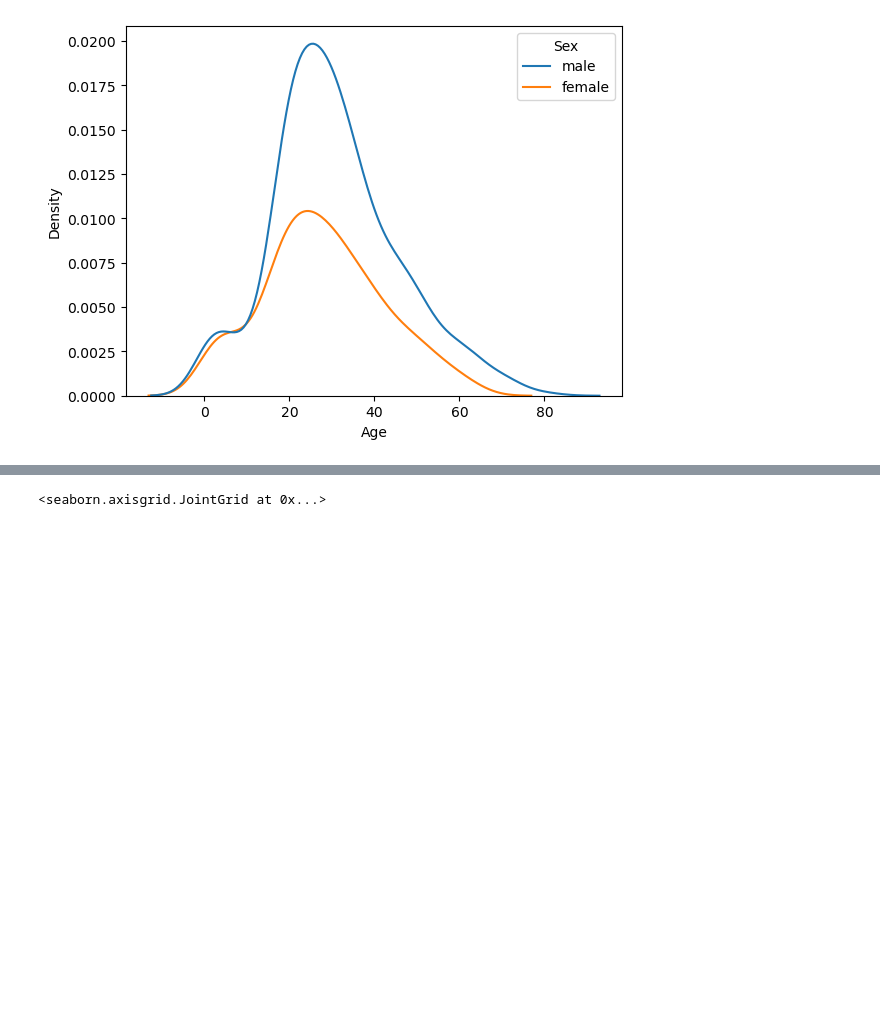
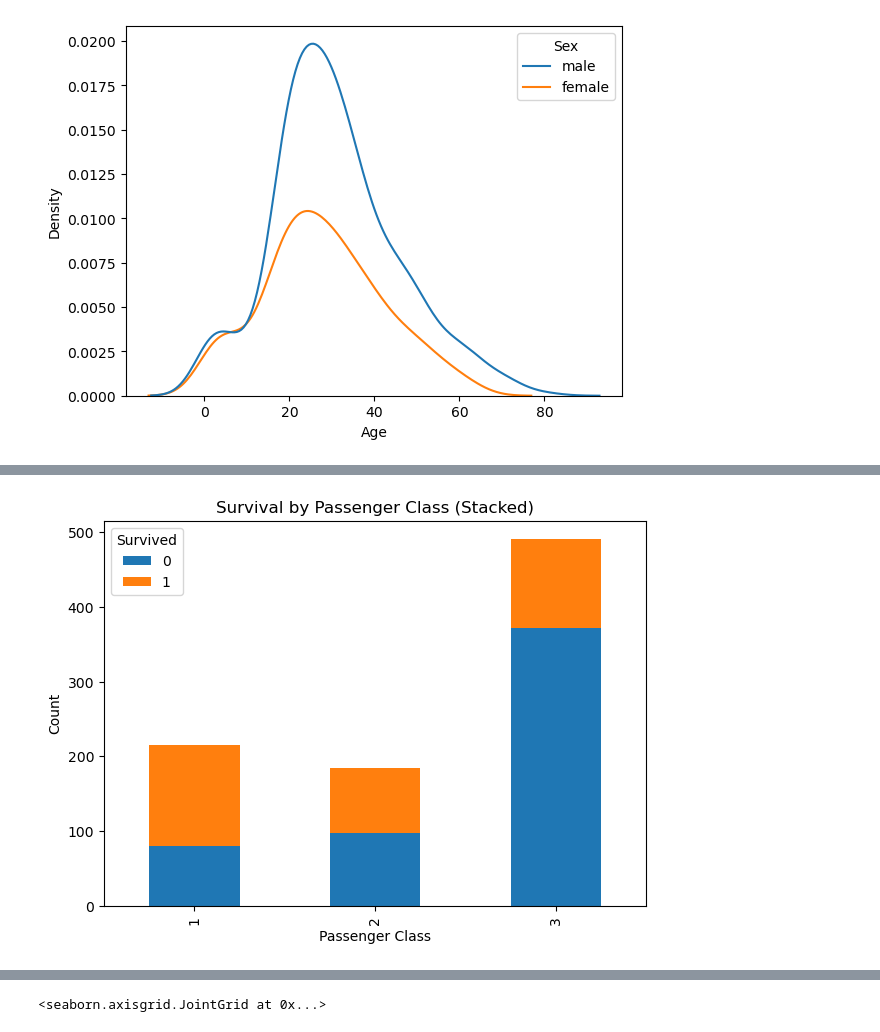
Before and after one commit to xploramit/Econometrics-using-python, a Jupyter notebook: Econometrics.ipynb, the cells around one changed output, grey strips where cells are left out. Cells and saved outputs as stored; diff of their text form; code cells hidden in the pictures; blank space fills up the shorter version.

```diff
--- a/Econometrics.ipynb
+++ b/Econometrics.ipynb
@@ -729,0 +826,2 @@ sns.kdeplot(data=titanic,x='Pclass',hue='Survived')
+# %%
+k = pd.crosstab(titanic['Pclass'], titanic['Survived'])
@@ -729,0 +836,10 @@ sns.kdeplot(data=titanic,x='Pclass',hue='Survived')
+# %%
+k.plot(kind='bar', stacked=True, figsize=(7,5))
+
+plt.xlabel('Passenger Class')
+plt.ylabel('Count')
+plt.title('Survival by Passenger Class (Stacked)')
+plt.legend(title='Survived')
+plt.show()
+# %% [output]
+[figure, added]
```
Also changed, not shown: parts of 14 cells of this notebook.
